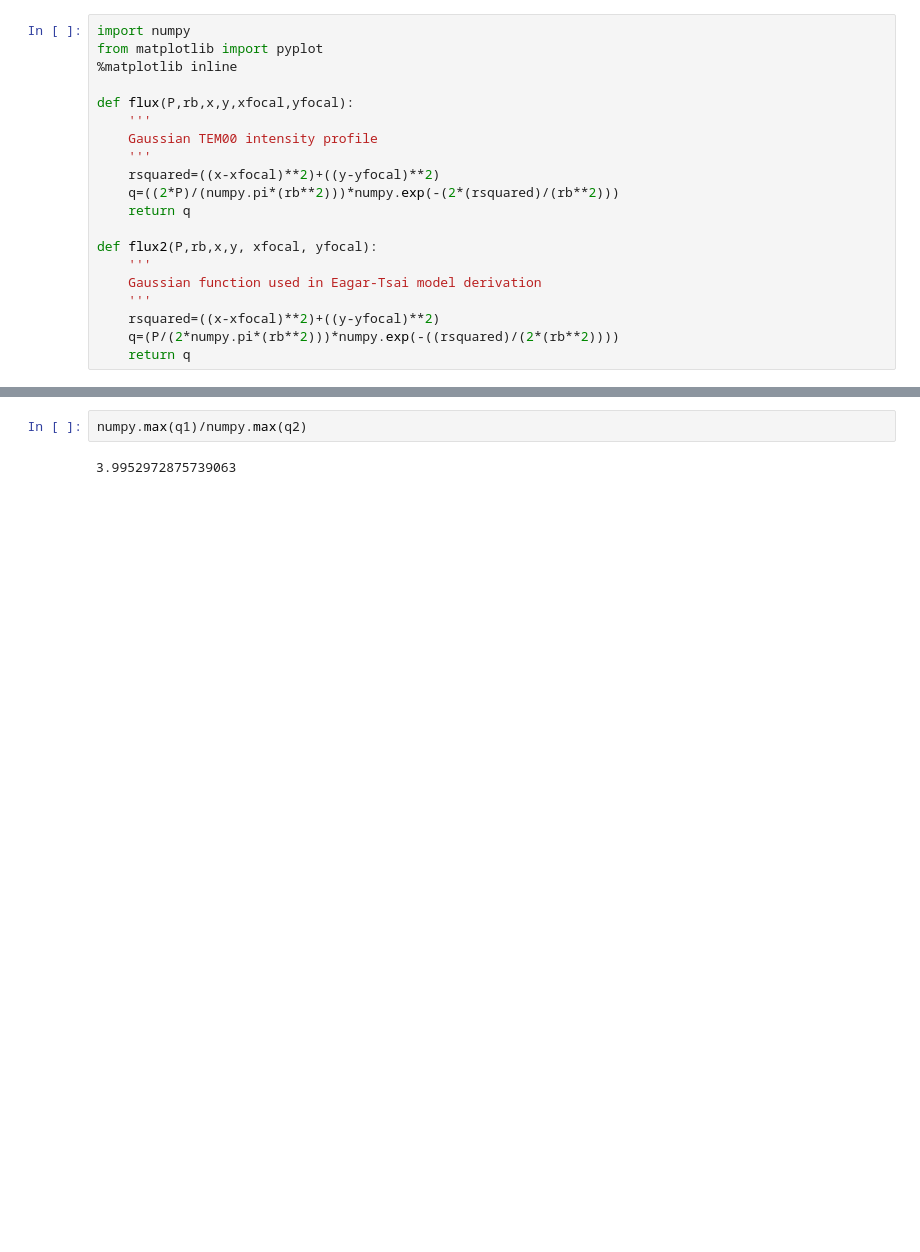
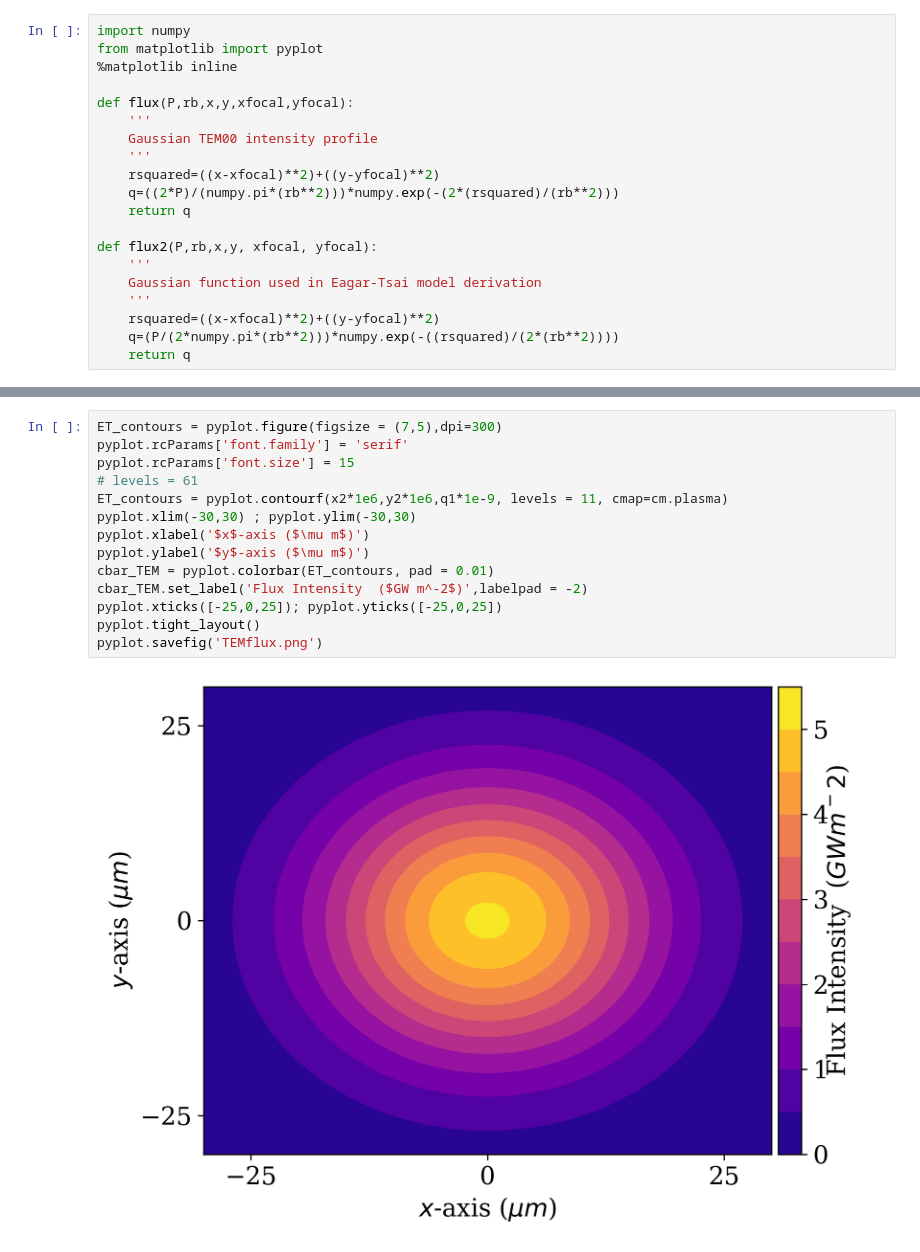
Before and after one commit to panorammix/ETModel_SLM, a Jupyter notebook: Gaussian_Profile.ipynb, the cells around one changed output, grey strips where cells are left out. Cells and saved outputs as stored; diff of their text form; blank space fills up the shorter version.

```diff
--- a/Gaussian_Profile.ipynb
+++ b/Gaussian_Profile.ipynb
@@ -90,4 +84,16 @@ pyplot.tight_layout()
-# %%
-numpy.max(q1)/numpy.max(q2)
-# %% [output]
-3.9952972875739063
+# %%
+ET_contours = pyplot.figure(figsize = (7,5),dpi=300)
+pyplot.rcParams['font.family'] = 'serif'
+pyplot.rcParams['font.size'] = 15
+# levels = 61
+ET_contours = pyplot.contourf(x2*1e6,y2*1e6,q1*1e-9, levels = 11, cmap=cm.plasma)
+pyplot.xlim(-30,30) ; pyplot.ylim(-30,30)
+pyplot.xlabel('$x$-axis ($\mu m$)')
+pyplot.ylabel('$y$-axis ($\mu m$)')
+cbar_TEM = pyplot.colorbar(ET_contours, pad = 0.01)
+cbar_TEM.set_label('Flux Intensity  ($GW m^-2$)',labelpad = -2)
+pyplot.xticks([-25,0,25]); pyplot.yticks([-25,0,25])
+pyplot.tight_layout()
+pyplot.savefig('TEMflux.png')
+# %% [output]
+[figure, added]
```
Also changed, not shown: parts of 3 cells of this notebook, 5 other files.
